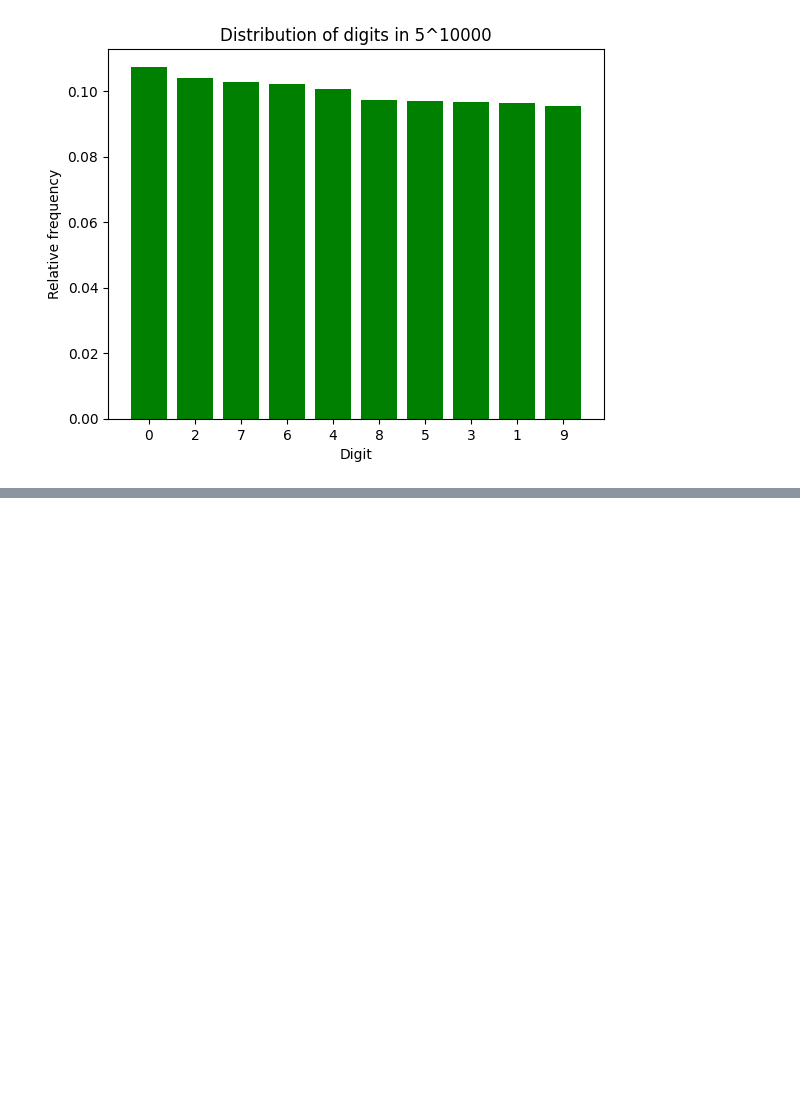
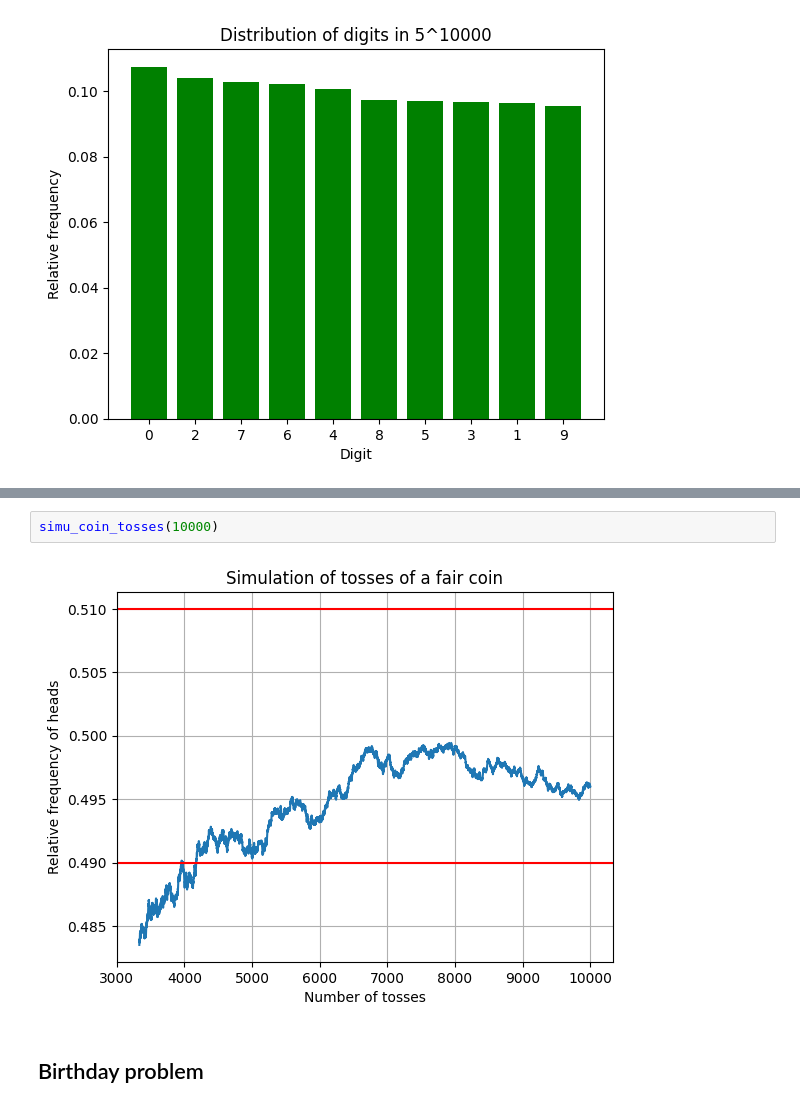
Before and after one commit to zhanglynz/python_book, a Jupyter notebook: numerical_computing.ipynb, the cells around one changed output, grey strips where cells are left out. Cells and saved outputs as stored; diff of their text form; blank space fills up the shorter version.

```diff
--- a/numerical_computing.ipynb
+++ b/numerical_computing.ipynb
@@ -171,0 +244,6 @@ ordered_bar_plot(5, 10000)
+# %%
+simu_coin_tosses(10000)
+# %% [output]
+[figure, added]
+# %% [markdown]
+## Birthday problem
```
Also changed, not shown: parts of 7 cells of this notebook, 16 other files.
